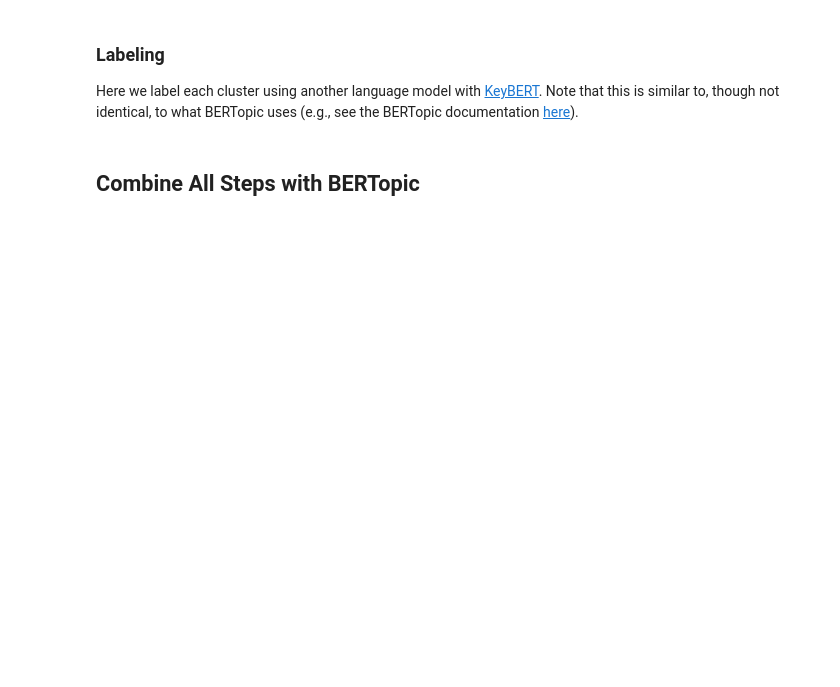
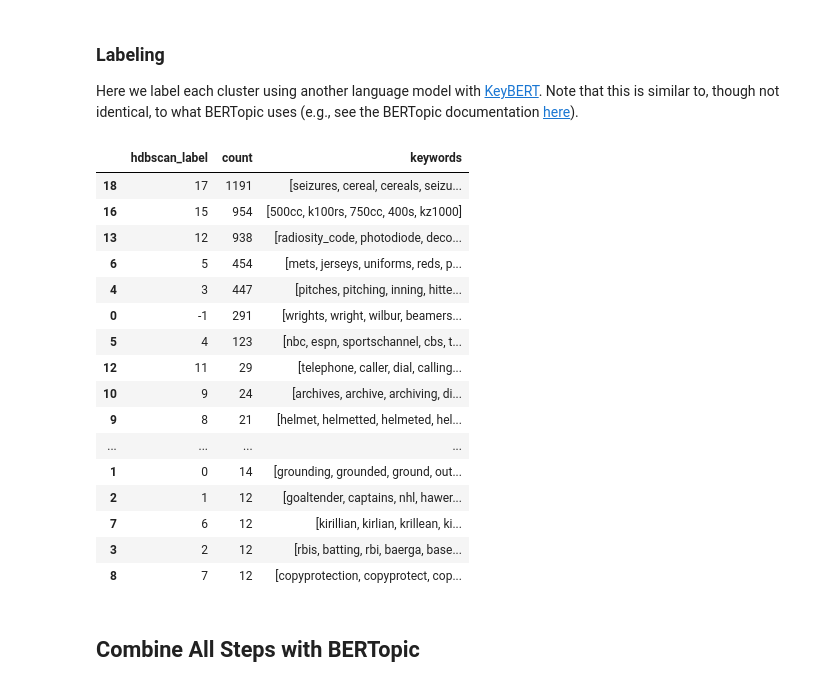
Before and after one commit to nuitrcs/AI_Week_Topic_Modeling, a Jupyter notebook: BERTopic-demo.ipynb, the cells around one changed output. Saved outputs shown, nothing was run; the diff lists cells and outputs as text; code cells hidden in the pictures; blank space fills up the shorter version.

```diff
--- a/BERTopic-demo.ipynb
+++ b/BERTopic-demo.ipynb
@@ -140,22 +155,50 @@ Here we label each cluster using another language model with [KeyBERT](https://m
 # %%
 from keybert import KeyBERT
 import numpy as np
 
 # initialize the model; can use the same LM as we used for embeddings
 rep_model = KeyBERT(model='all-MiniLM-L6-v2')
 
+hlabels = []
+counts = []
+words = []
 # loop through the clusters and get the labels (as BERTopic would do)
 for label in np.unique(hdbscan_model.labels_):
     # Get docs in this cluster
     cluster_docs = [doc for doc, c in zip(docs, hdbscan_model.labels_) if c == label]
     # Combine documents into a single string
     combined_text = ' '.join(cluster_docs)
     # Extract keywords
     keywords = rep_model.extract_keywords(combined_text, top_n=5)
-    # print the results
+    # save the results
     # Note: KeyBERT returns a tuple with the (word, numer), where the number is:
     #   the relevance score, i.e., the cosine similarity between the embedding of the keyword and the original doc
-    print(label, [kw[0] for kw in keywords])
+    hlabels.append(label)
+    counts.append(len(cluster_docs))
+    words.append([kw[0] for kw in keywords])
+
+# save this in a dataframe so it is prettier to look at (and easier to sort)
+output_df = pd.DataFrame({'hdbscan_label':hlabels, 'count':counts, 'keywords':words})
+# sort by counts (easier to compare to BERTopic output)
+output_df.sort_values(by="count", ascending=False)
+# %% [output]
+|  | hdbscan_label | count | keywords |
+| 18 | 17 | 1191 | [seizures, cereal, cereals, seizu... |
+| 16 | 15 | 954 | [500cc, k100rs, 750cc, 400s, kz1000] |
+| 13 | 12 | 938 | [radiosity_code, photodiode, deco... |
+| 6 | 5 | 454 | [mets, jerseys, uniforms, reds, p... |
+| 4 | 3 | 447 | [pitches, pitching, inning, hitte... |
+| 0 | -1 | 291 | [wrights, wright, wilbur, beamers... |
+| 5 | 4 | 123 | [nbc, espn, sportschannel, cbs, t... |
+| 12 | 11 | 29 | [telephone, caller, dial, calling... |
+| 10 | 9 | 24 | [archives, archive, archiving, di... |
+| 9 | 8 | 21 | [helmet, helmetted, helmeted, hel... |
+| ... | ... | ... | ... |
+| 1 | 0 | 14 | [grounding, grounded, ground, out... |
+| 2 | 1 | 12 | [goaltender, captains, nhl, hawer... |
+| 7 | 6 | 12 | [kirillian, kirlian, krillean, ki... |
+| 3 | 2 | 12 | [rbis, batting, rbi, baerga, base... |
+| 8 | 7 | 12 | [copyprotection, copyprotect, cop... |
 # %% [markdown]
 ## Combine All Steps with BERTopic
 # %%
```
Also changed, not shown: parts of 16 cells of this notebook, 7 other files.
